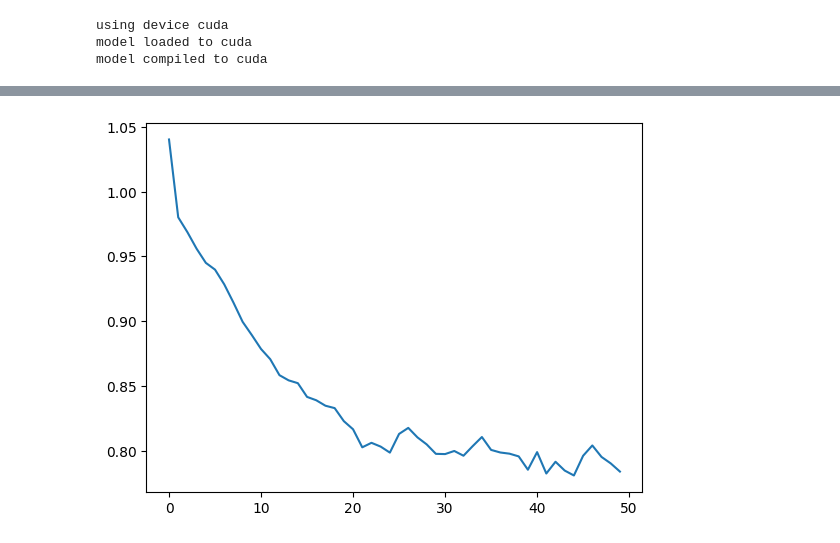
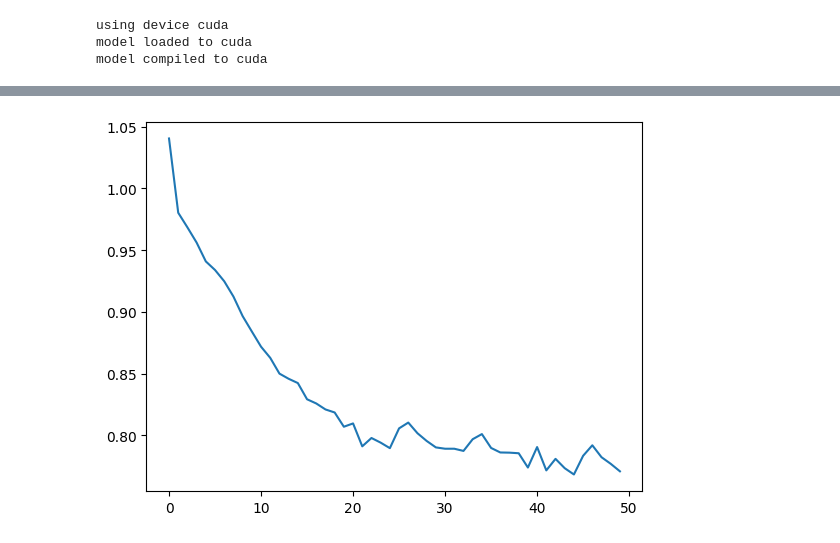
Before and after one commit to j4orz/piconn, a Jupyter notebook: 4-gpt2.ipynb, the cells around one changed output, grey strips where cells are left out. Saved outputs shown, nothing was run; the diff lists cells and outputs as text; code cells hidden in the pictures.

Commit message:
specify adamw biases and add global norm clipping

```diff
--- a/4-gpt2.ipynb
+++ b/4-gpt2.ipynb
@@ -302,7 +302,7 @@ class DataLoaderLite:
 
 train_loader = DataLoaderLite(B=16, T=1024)
 torch.set_float32_matmul_precision('high') # highest (fp32) -> high (tf32). 3x instead of advertised 8x speedup (deep learning is memory-bound)
-optimizer = torch.optim.AdamW(model.parameters(), lr=3e-4)
+optimizer = torch.optim.AdamW(model.parameters(), lr=3e-4, betas=(0.9, 0.95), eps=1e-8)
 steps, losses = [], []
 for step in range(50):
     # preprocess
@@ -316,6 +316,7 @@ for step in range(50):
         logits_BTV, loss = model(X_BT, Y_BT)
     # 2. backward
     loss.backward()
+    norm = torch.nn.utils.clip_grad_norm_(model.parameters(), 1.0) # global norm
     # 3. step
     optimizer.step()
 
@@ -327,7 +328,7 @@ for step in range(50):
 
     steps.append(step)
     losses.append(loss.log10().item())
-    print(f"step: {step}, loss: {loss.item()}, latency(ms): {latency:.2f}, throughput(tok/s): {throughput:.2f}")
+    print(f"step: {step:4d} | loss: {loss.item():.6f} | norm: {norm:.4f} | latency(ms): {latency:.2f} | throughput(tok/s): {throughput:.2f}")
 
 plt.plot(steps, losses)
 print(loss.item())
@@ -352,4 +353,4 @@ step: 49, loss: 6.079015254974365, latency(ms): 93.31, throughput(tok/s): 175595
-[figure, old version]
+[figure, new version]
 # %%
 B, T_MAX = 5, 30
 model.eval()
```
Also changed, not shown: parts of 2 cells of this notebook.
